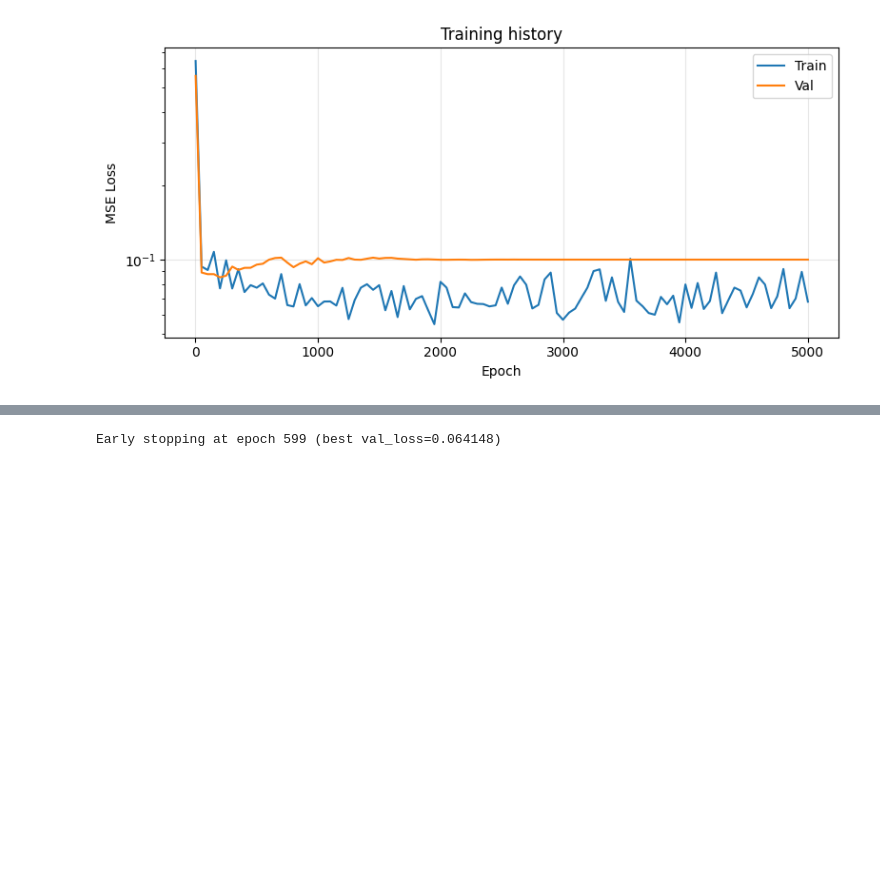
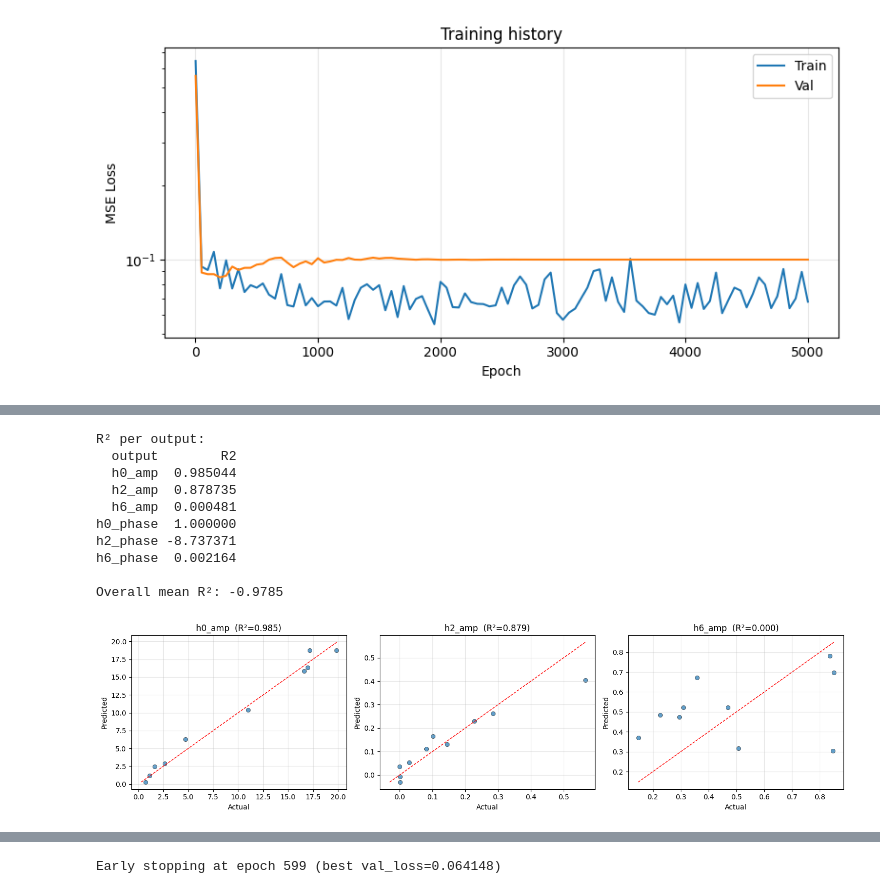
Before and after one commit to ralcoberro/pinn_pmsm, a Jupyter notebook: pinn_torque_femm_pytorch.ipynb, the cells around one changed output, grey strips where cells are left out. Cells and saved outputs as stored; diff of their text form; code cells hidden in the pictures; blank space fills up the shorter version.

```diff
--- a/pinn_torque_femm_pytorch.ipynb
+++ b/pinn_torque_femm_pytorch.ipynb
@@ -416 +424,54 @@ plot_history(hist)
+# %%
+def evaluate_model(model, Xn_val, Y_val, norm_Y, target_cols):
+    """Evaluate on validation set, return predictions in original scale."""
+    model.eval()
+    with torch.no_grad():
+        Yn_pred = model(torch.tensor(Xn_val, device=device)).cpu().numpy()
+    Y_pred = norm_Y.decode(Yn_pred)
+    return Y_pred
+
+
+Y_pred = evaluate_model(model, Xn_val, Y_val, norm_Y, TARGET_COLS)
+
+# --- R^2 per output ---
+from sklearn.metrics import r2_score
+r2_per_output = [r2_score(Y_val[:, i], Y_pred[:, i]) for i in range(Y_val.shape[1])]
+r2_df = pd.DataFrame({'output': TARGET_COLS, 'R2': r2_per_output})
+print('R\u00b2 per output:')
+print(r2_df.to_string(index=False))
+print(f'\nOverall mean R\u00b2: {np.mean(r2_per_output):.4f}')
+
+# --- Scatter plots for key harmonics ---
+n_scatter = min(3, len(AMP_COLS))
+fig, axes = plt.subplots(1, n_scatter, figsize=(5 * n_scatter, 4))
+if n_scatter == 1:
+    axes = [axes]
+plot_indices = list(range(n_scatter))
+plot_names   = [AMP_COLS[i] for i in plot_indices]
+
+for ax, idx, name in zip(axes, plot_indices, plot_names):
+    y_true = Y_val[:, idx]
+    y_hat  = Y_pred[:, idx]
+    ax.scatter(y_true, y_hat, alpha=0.7, edgecolors='k', linewidths=0.5)
+    lims = [min(y_true.min(), y_hat.min()), max(y_true.max(), y_hat.max())]
+    ax.plot(lims, lims, 'r--', lw=1)
+    ax.set_xlabel('Actual')
+    ax.set_ylabel('Predicted')
+    ax.set_title(f'{name}  (R\u00b2={r2_per_output[idx]:.3f})')
+    ax.grid(True, alpha=0.3)
+
+plt.tight_layout()
+plt.show()
+# %% [output]
+R² per output:
+  output        R2
+  h0_amp  0.985044
+  h2_amp  0.878735
+  h6_amp  0.000481
+h0_phase  1.000000
+h2_phase -8.737371
+h6_phase  0.002164
+
+Overall mean R²: -0.9785
+[figure, added]
 # %% [markdown]
```
Also changed, not shown: parts of 21 cells of this notebook, 4 other files.
